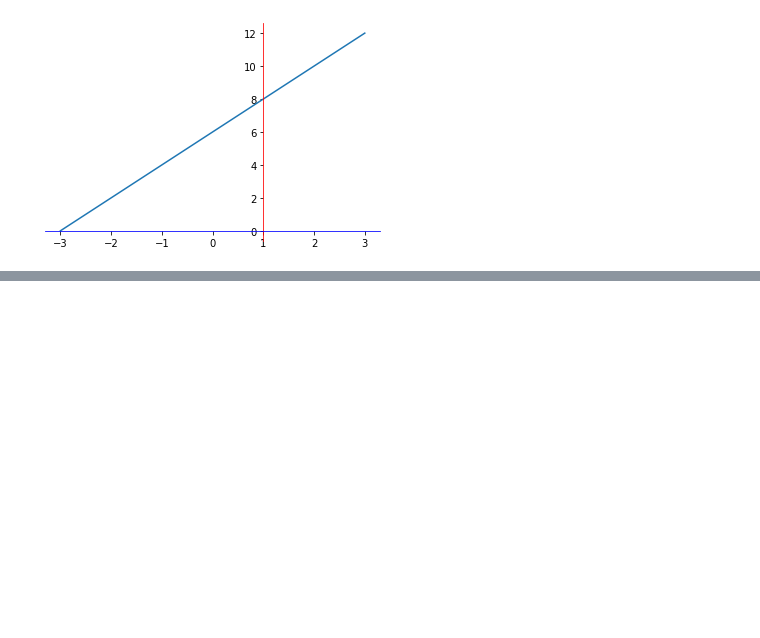
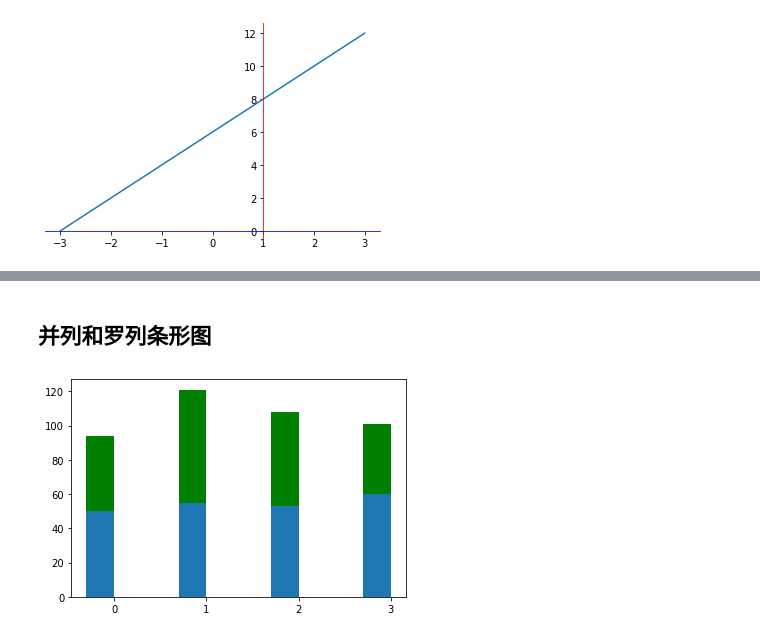
Before and after one commit to chenrun666/BigData, a Jupyter notebook: code/Python进阶/Matplotlib/main.ipynb, the cells around one changed output, grey strips where cells are left out. Cells and saved outputs as stored; diff of their text form; code cells hidden in the pictures; blank space fills up the shorter version.

```diff
--- a/code/Python进阶/Matplotlib/main.ipynb
+++ b/code/Python进阶/Matplotlib/main.ipynb
@@ -183,0 +257,19 @@ plt.show()
+# %% [markdown]
+## 并列和罗列条形图
+# %%
+index = np.arange(4)
+BJ = [50, 55, 53, 60]
+SH = [44, 66, 55, 41]
+
+# 并列
+plt.bar(index, BJ, width=0.3)
+# plt.bar(index + 0.3, SH, width=0.3, color="g")
+
+plt.xticks(index + 0.3 / 2, index)
+
+# 罗列
+plt.bar(index, SH, bottom=BJ, width=0.3, color='green')
+
+plt.show()
+# %% [output]
+[figure, added]
```
Also changed, not shown: parts of 14 cells of this notebook.
